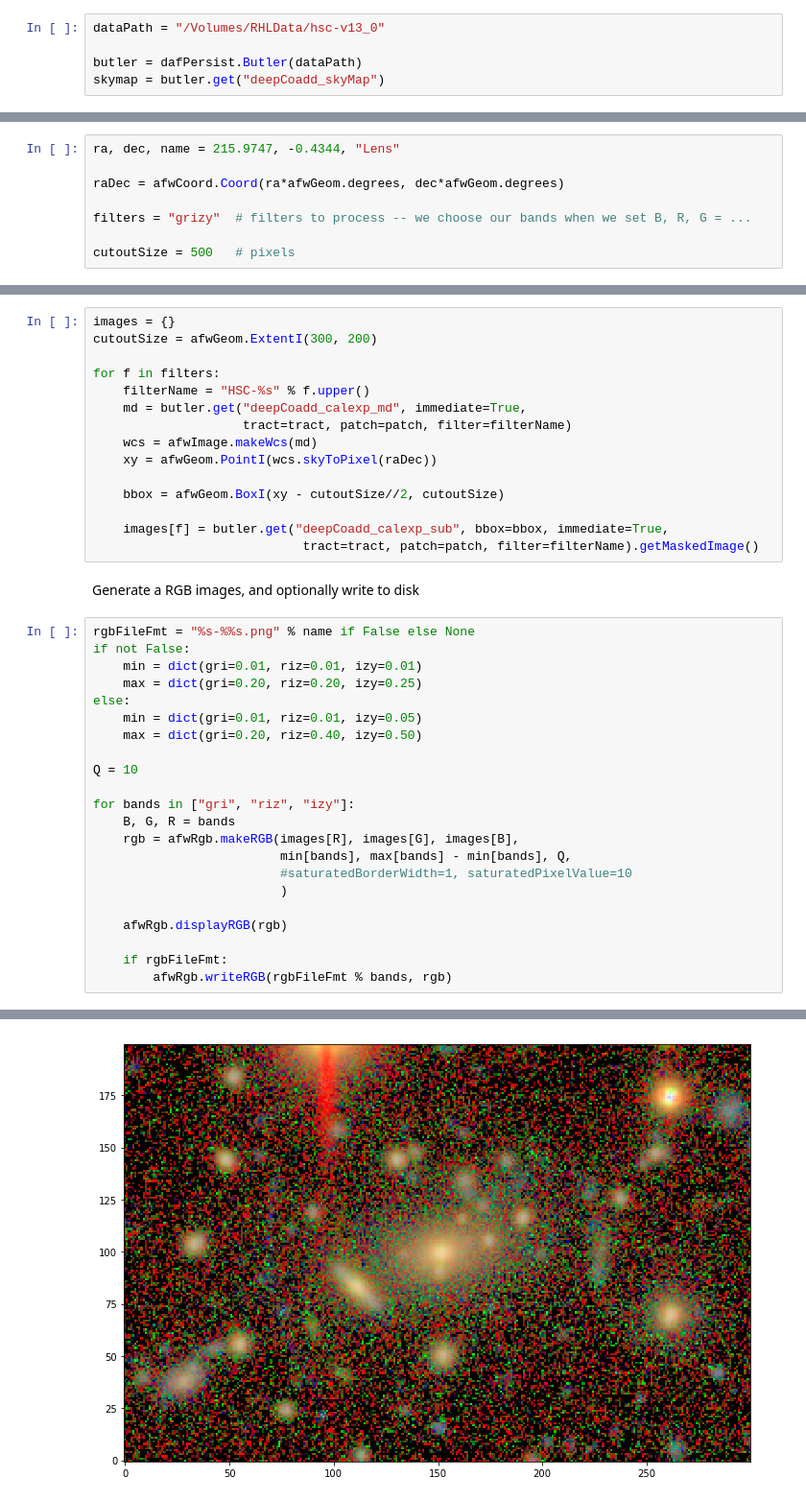
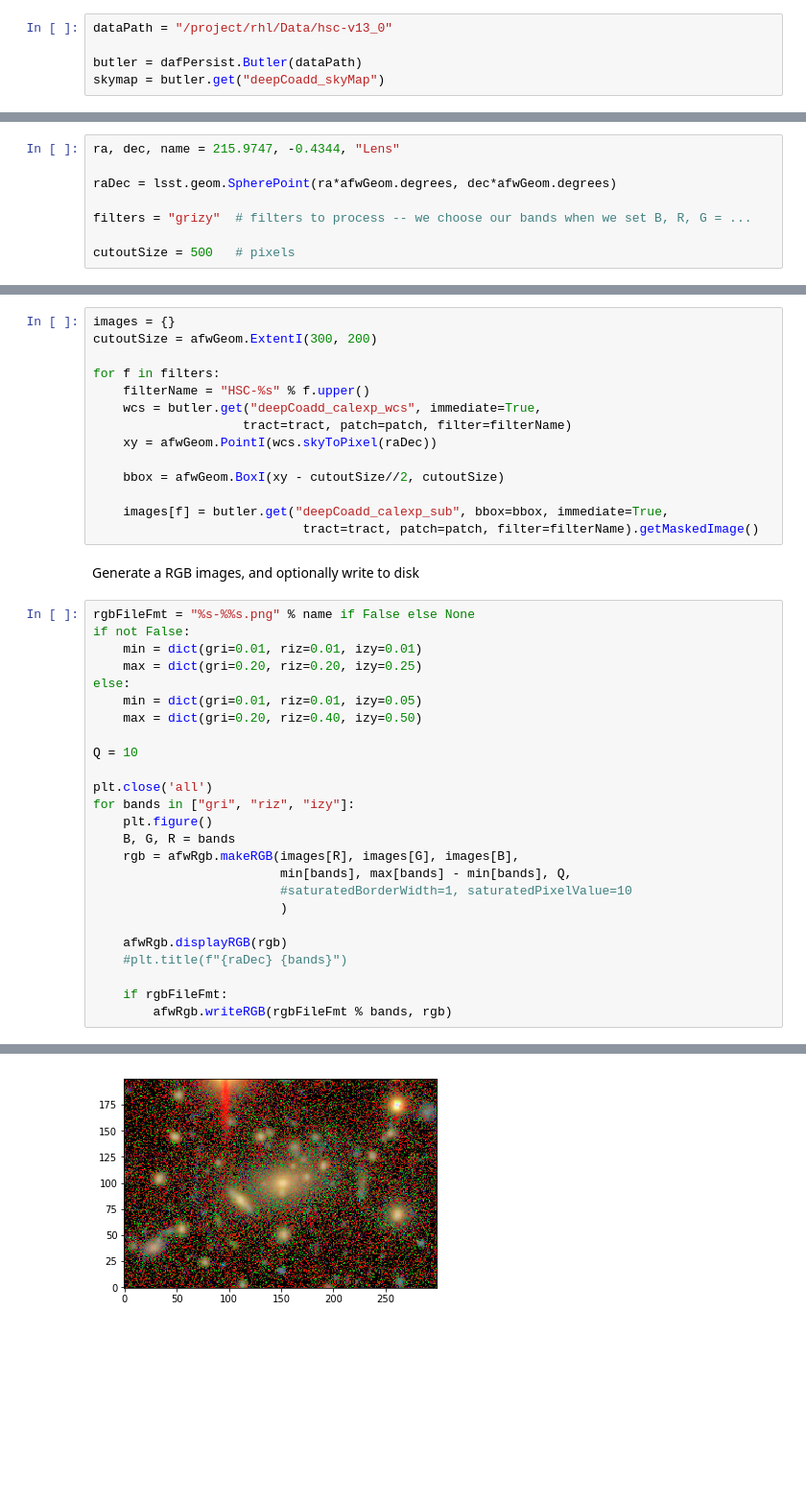
Before and after one commit to RobertLuptonTheGood/notebooks, a Jupyter notebook: Demos/Colour Images.ipynb, the cells around one changed output, grey strips where cells are left out. Shown: that part at 96% size. Saved outputs shown, nothing was run; the diff lists cells and outputs as text; blank space fills up the shorter version.

Commit message:
Updated for LSST@asia

```diff
--- a/Demos/Colour Images.ipynb
+++ b/Demos/Colour Images.ipynb
@@ -13,5 +17,5 @@ plt.rcParams['figure.figsize'] = (13, 8)
 # %%
-dataPath = "/Volumes/RHLData/hsc-v13_0"
+dataPath = "/project/rhl/Data/hsc-v13_0"
 
 butler = dafPersist.Butler(dataPath)
 skymap = butler.get("deepCoadd_skyMap")
@@ -22,7 +26,7 @@ For coadds the WCS is the same in all bands, but the code handles the general ca
 # %%
 ra, dec, name = 215.9747, -0.4344, "Lens"
 
-raDec = afwCoord.Coord(ra*afwGeom.degrees, dec*afwGeom.degrees)
+raDec = lsst.geom.SpherePoint(ra*afwGeom.degrees, dec*afwGeom.degrees)
 
 filters = "grizy"  # filters to process -- we choose our bands when we set B, R, G = ...
 
@@ -45,9 +49,8 @@ cutoutSize = afwGeom.ExtentI(300, 200)
 
 for f in filters:
     filterName = "HSC-%s" % f.upper()
-    md = butler.get("deepCoadd_calexp_md", immediate=True,
+    wcs = butler.get("deepCoadd_calexp_wcs", immediate=True,
                     tract=tract, patch=patch, filter=filterName)
-    wcs = afwImage.makeWcs(md)
     xy = afwGeom.PointI(wcs.skyToPixel(raDec))
 
     bbox = afwGeom.BoxI(xy - cutoutSize//2, cutoutSize)
@@ -67,7 +70,9 @@ else:
 
 Q = 10
 
+plt.close('all')
 for bands in ["gri", "riz", "izy"]:
+    plt.figure()
     B, G, R = bands
     rgb = afwRgb.makeRGB(images[R], images[G], images[B],
                          min[bands], max[bands] - min[bands], Q,
@@ -75,6 +80,7 @@ for bands in ["gri", "riz", "izy"]:
                          )
 
     afwRgb.displayRGB(rgb)
+    #plt.title(f"{raDec} {bands}")
 
     if rgbFileFmt:
         afwRgb.writeRGB(rgbFileFmt % bands, rgb)
@@ -84 +90 @@ for bands in ["gri", "riz", "izy"]:
-[figure, old version]
+[figure, new version]
```
Also changed, not shown: parts of 6 cells of this notebook, 4 other files.
